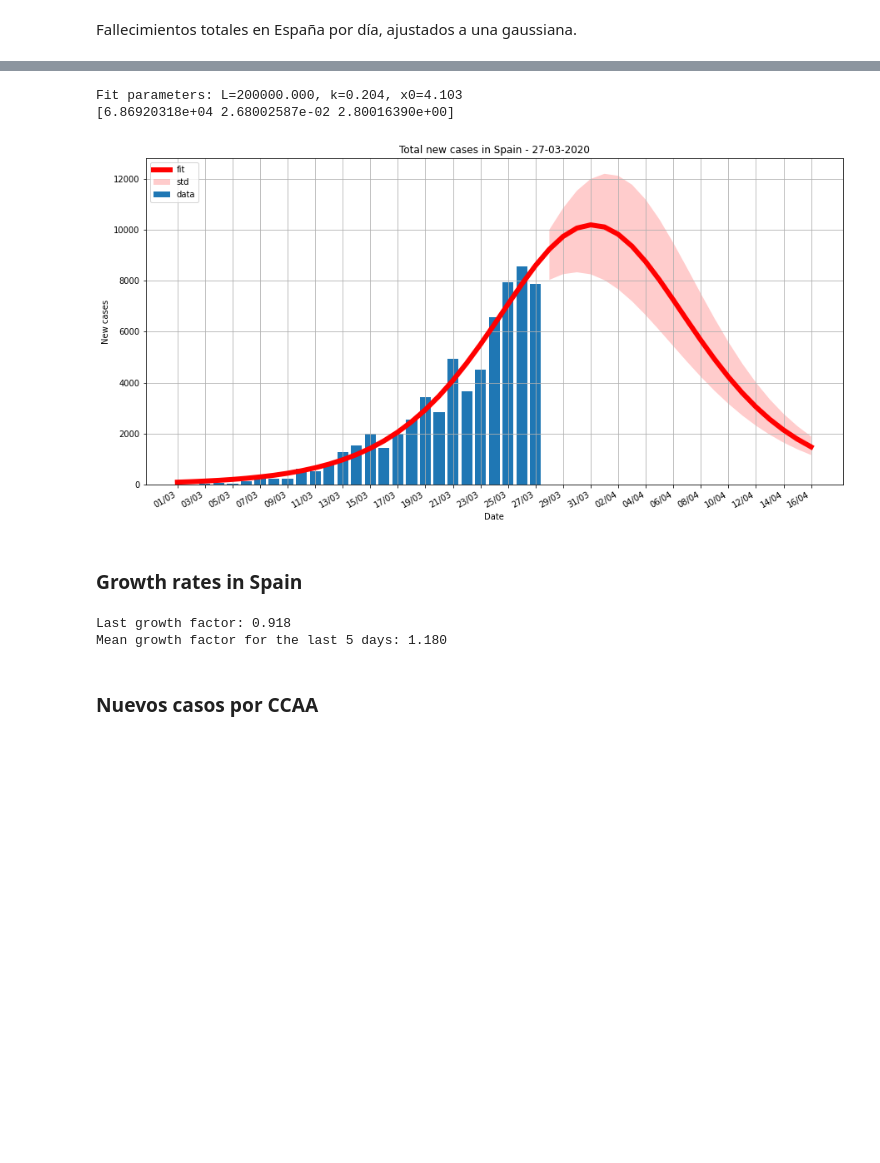
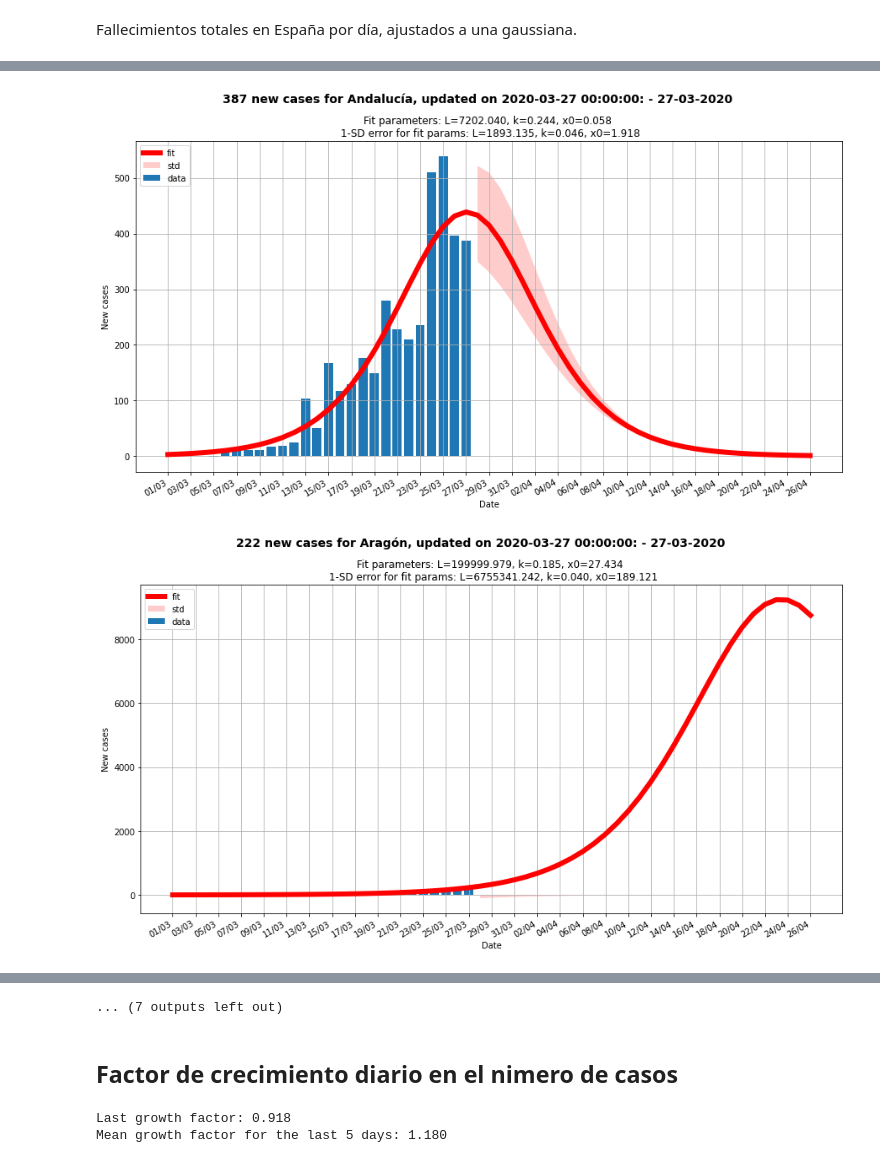
Before and after one commit to victorvicpal/COVID19_es, a Jupyter notebook: notebooks/FitDataToLogisticCurve.ipynb, the cells around one changed output, grey strips where cells are left out. Cells and saved outputs as stored; diff of their text form; code cells hidden in the pictures; blank space fills up the shorter version.

```diff
--- a/notebooks/FitDataToLogisticCurve.ipynb
+++ b/notebooks/FitDataToLogisticCurve.ipynb
@@ -177,6 +183,8 @@ Fit parameters: L=10320.104, k=0.299, x0=0.887
 # %%
-newCases=np.diff(Confirmed)
-
-Titulo = '{:.0f} new cases for Spain, updated on {}:'.format(newCases[-1],dates[-1])
-fit_curve(logistic_derivative, newCases, 'Total new cases in Spain', 'New cases', last_date, coeff_std_d);
+for CCAA in data.CCAA.unique():
+    newCasesCCAA = np.diff(data[data.CCAA==CCAA].casos.values)
+    Titulo = '{:.0f} new cases for {}, updated on {}:'.format(newCasesCCAA[-1],CCAA,dates[-1])
+    fit_curve(logistic_derivative, newCasesCCAA, Titulo, 'New cases', last_date, coeff_std_d);
 # %% [output]
+[figure, new version]
+[figure, added]
@@ -183,6 +201,6 @@ fit_curve(logistic_derivative, newCases, 'Total new cases in Spain', 'New cases'
-Fit parameters: L=200000.000, k=0.204, x0=4.103
-[6.86920318e+04 2.68002587e-02 2.80016390e+00]
+... (7 outputs left out)
-[figure, old version]
+# %% [markdown]
+## Factor de crecimiento diario en el nimero de casos <a class="anchor" id="4"></a>
 # %%
 tempVar=np.diff(Confirmed)
 tempVar[tempVar==0]=np.nan
@@ -194,10 +211,6 @@ dates_growth_factor = datesNewCases[1:]
-# %% [markdown]
-### Growth rates in Spain
 # %%
 print('Last growth factor: {:.3f}'.format(growth_factor[-1]))
 print('Mean growth factor for the last 5 days: {:.3f}'.format(np.mean(growth_factor[-5:])))
 # %% [output]
 Last growth factor: 0.918
 Mean growth factor for the last 5 days: 1.180
-# %% [markdown]
-### Nuevos casos por CCAA
```
Also changed, not shown: parts of 23 cells of this notebook, 1 other file.
